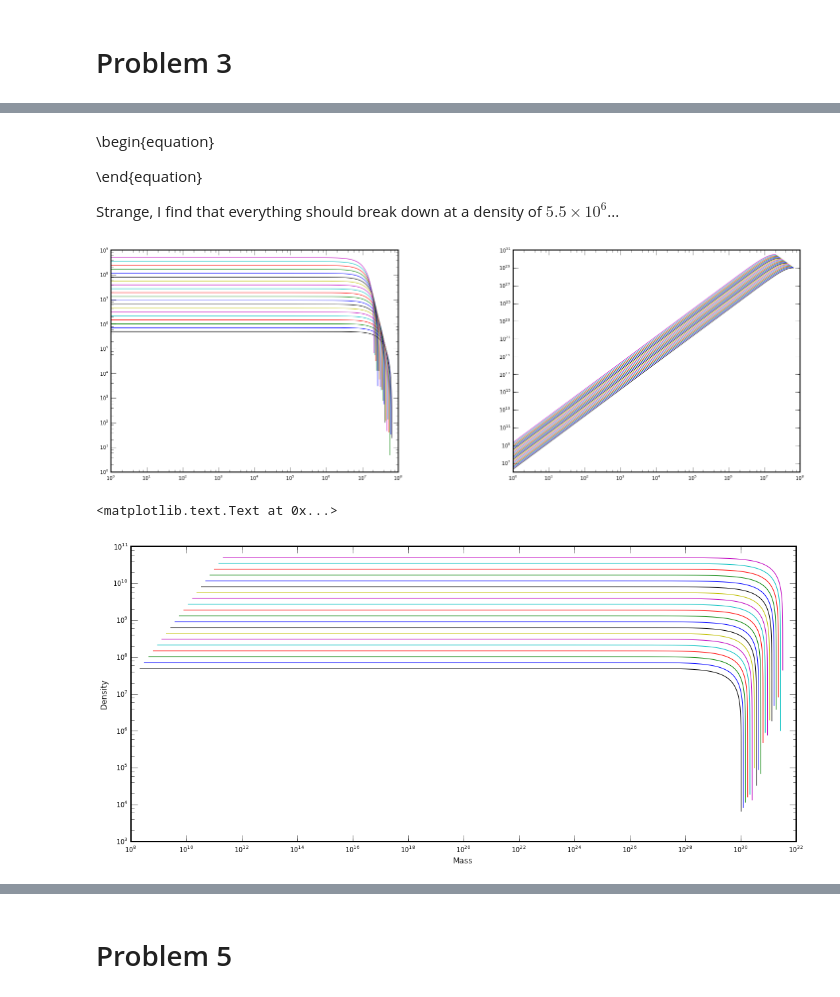
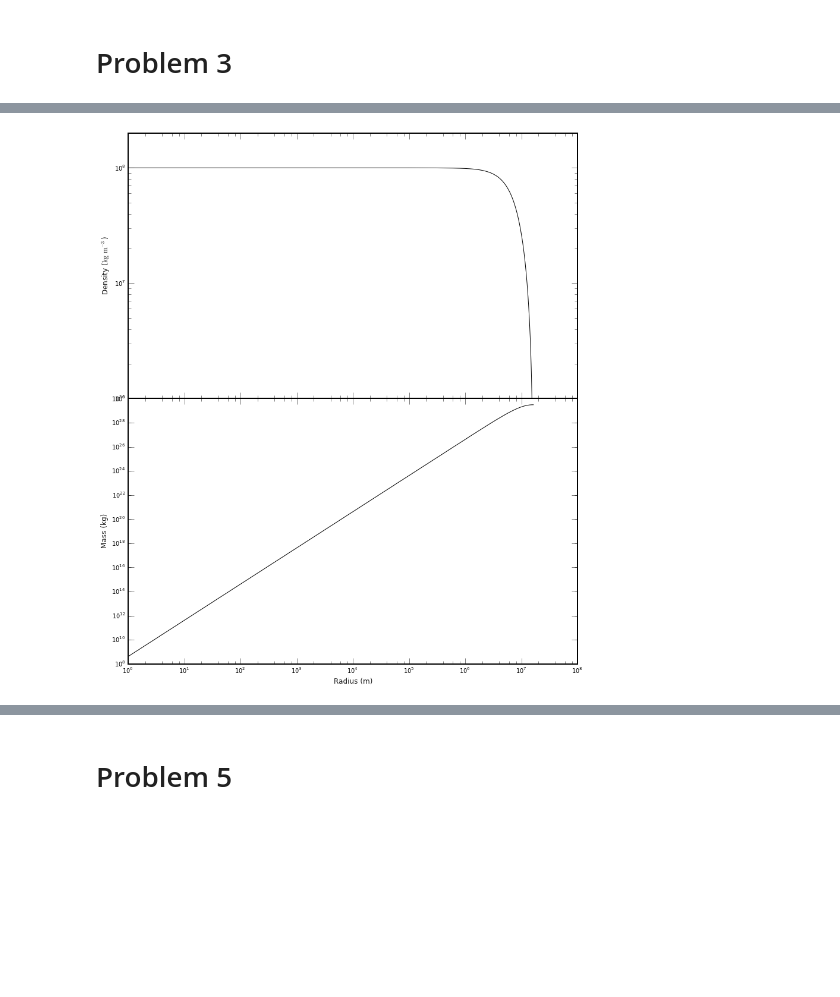
Before and after one commit to adrn/ipython-notebooks, a Jupyter notebook: Stellar Structure PS5.ipynb, the cells around one changed output, grey strips where cells are left out. Drawn from its saved outputs; the diff is of its cells as text; code cells hidden in the pictures; blank space fills up the shorter version.

```diff
--- a/Stellar Structure PS5.ipynb
+++ b/Stellar Structure PS5.ipynb
@@ -129,3 +206,4 @@ from astropy.constants.si import G, m_e, m_p, h
 # %%
-2**(5/3)*12.*(np.pi/3)**(2/3) * m_e*m_p**(5/3)*G / h**2
+constant_coeff = G * 12 * (np.pi/3)**(2./3) * m_e/h**2. * (2*m_p)**(5./3)
+print constant_coeff
 # %% [output]
@@ -196,6 +211,6 @@ class RK4Integrator(object):
 # %%
 def F_rho(r, rho, m):
-    return -4.5448E-18 * rho**(1/3) * m / r**2
+    return -constant_coeff * rho**(1./3) * m / r**2
 
 def F_m(r, rho, m):
     return 4*np.pi*r**2 * rho
@@ -238,37 +223,12 @@ subplot(121)
-# %% [markdown]
-\begin{equation}
-
-\end{equation}
-
-Strange, I find that everything should break down at a density of $5.5\times10^6$...
-# %%
-initial_r = 1.
-figure(figsize=(22,8))
-for rho_c in 5.E5*np.logspace(0., 3, 20):
-    integrator.initialize(rho_c, 4./3*np.pi*initial_r**3*rho_c)
-    data = integrator.run(initial_r, 1E9, step_size=1E5)
-
-    subplot(121)
-    loglog(data[0], data[1])
-
-    subplot(122)
-    loglog(data[0], data[2])
-
-#xlim(10., 1E8)
-#subplot(121)
-#ylim(1E5, 2E12)
-# %% [output]
-[figure, removed]
-# %%
-initial_r = 1.
-figure(figsize=(16,8))
-for rho_c in 5.E7*np.logspace(0., 3, 20):
-    integrator.initialize(rho_c, 4./3*np.pi*initial_r**3*rho_c)
-    data = integrator.run(initial_r, 1E9, step_size=1E5)
-
-    loglog(data[2], data[1])
-xlabel("Mass")
-ylabel("Density")
-# %% [output]
-<matplotlib.text.Text at 0x...>
-[figure, removed]
+# %%
+fig, axes = subplots(2, 1, sharex=True, figsize=(12,16))
+axes[0].loglog(data[0], data[1])
+axes[0].set_ylim(1E6, 2E8)
+axes[0].set_ylabel(r"Density ($\mathrm{kg}$ $\mathrm{m}^{-3}$)")
+
+axes[1].loglog(data[0], data[2])
+axes[1].set_xlabel("Radius (m)")
+axes[1].set_ylabel("Mass (kg)")
+fig.subplots_adjust(hspace=0.0)
+# %% [output]
+[figure, added]
```
Also changed, not shown: parts of 26 cells of this notebook.
